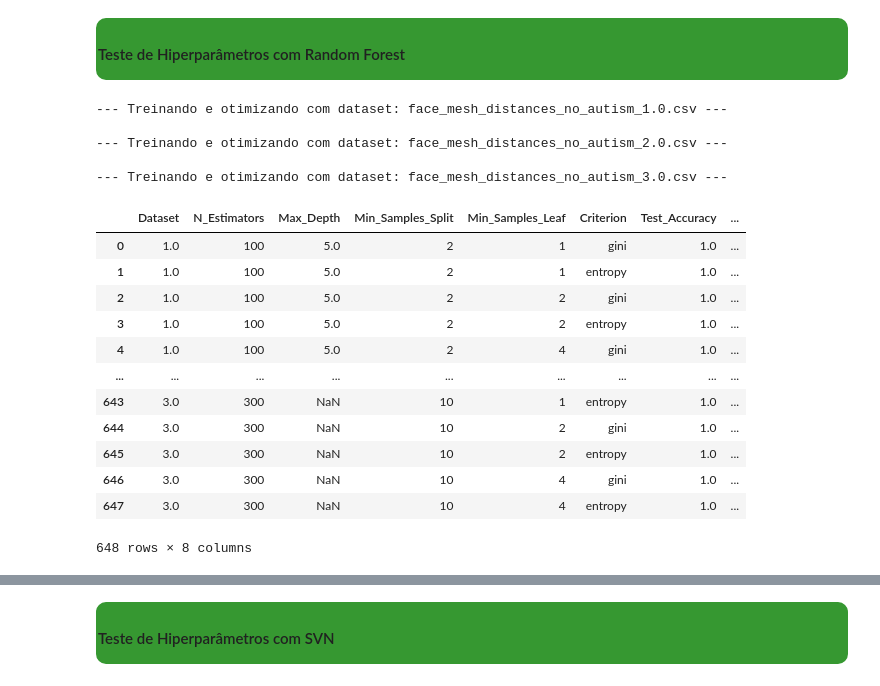
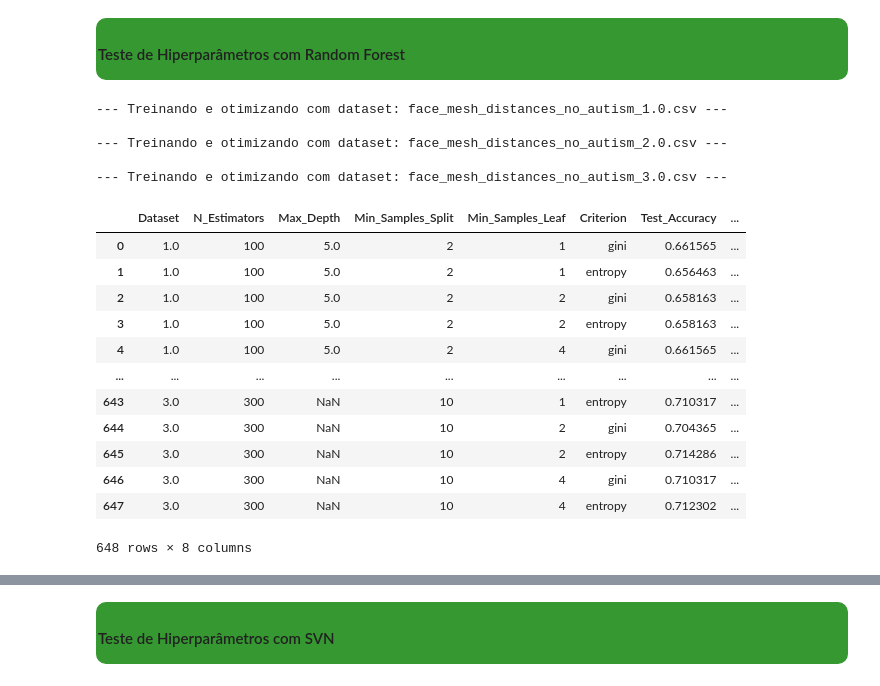
Before and after one commit to GeorgeAlexsander/AutismDetectWithML, a Jupyter notebook: notebooks/autism_condition_classification/autism_condition_classification.ipynb, the cells around one changed output, grey strips where cells are left out. Saved outputs shown, nothing was run; the diff lists cells and outputs as text; code cells hidden in the pictures.

```diff
--- a/notebooks/autism_condition_classification/autism_condition_classification.ipynb
+++ b/notebooks/autism_condition_classification/autism_condition_classification.ipynb
@@ -1199,16 +1071,16 @@ def load_and_prepare_data(dataset_suffix):
     df_no_autism_anthropometric = pd.read_csv(f"../../data/preprocessed_landmark/face_mesh_distances_no_autism_{dataset_suffix}.csv")
     df_with_autism_anthropometric = pd.read_csv(f"../../data/preprocessed_landmark/face_mesh_distances_with_autism_{dataset_suffix}.csv")
 
-    # Supondo que temos as colunas de interesse e a coluna de rótulo pronta
-    df_no_autism_anthropometric['label'] = 0
-    df_with_autism_anthropometric['label'] = 1
+    # Remover a coluna 'samples' e utilizar 'class' como rótulo
+    df_no_autism_anthropometric = df_no_autism_anthropometric.drop(columns=['samples'], errors='ignore')  # Remover 'samples'
+    df_with_autism_anthropometric = df_with_autism_anthropometric.drop(columns=['samples'], errors='ignore')  # Remover 'samples'
 
     # Concatenar os dois DataFrames
     df_combined = pd.concat([df_no_autism_anthropometric, df_with_autism_anthropometric])
 
     # Separar em X (características) e y (rótulos)
-    X = df_combined.drop('label', axis=1)
-    y = df_combined['label']
+    X = df_combined.drop('class', axis=1)  # Remover a coluna 'class' para usar como rótulo
+    y = df_combined['class']  # A coluna 'class' contém os rótulos (0 ou 1)
 
     # Dividir os dados em conjuntos de treinamento e teste
     X_train, X_test, y_train, y_test = train_test_split(X, y, test_size=0.2, random_state=42)
@@ -1284,8 +1156,6 @@ for dataset_suffix in ['1.0', '2.0', '3.0']:
                         'Test_Loss': test_loss
                     })
 
-# Após o loop, exibir os resultados em uma nova célula
-import pandas as pd
 
 # Criar DataFrame com os resultados armazenados
 results_df_RN = pd.DataFrame(results_summary)
@@ -1343,16 +1213,16 @@ def load_and_prepare_data(dataset_suffix):
     df_no_autism_anthropometric = pd.read_csv(f"../../data/preprocessed_landmark/face_mesh_distances_no_autism_{dataset_suffix}.csv")
     df_with_autism_anthropometric = pd.read_csv(f"../../data/preprocessed_landmark/face_mesh_distances_with_autism_{dataset_suffix}.csv")
 
-    # Supondo que temos as colunas de interesse e a coluna de rótulo pronta
-    df_no_autism_anthropometric['label'] = 0
-    df_with_autism_anthropometric['label'] = 1
+    # Remover a coluna 'samples' e utilizar 'class' como rótulo
+    df_no_autism_anthropometric = df_no_autism_anthropometric.drop(columns=['samples'])  # Remover 'samples'
+    df_with_autism_anthropometric = df_with_autism_anthropometric.drop(columns=['samples'])  # Remover 'samples'
 
     # Concatenar os dois DataFrames
     df_combined = pd.concat([df_no_autism_anthropometric, df_with_autism_anthropometric])
 
     # Separar em X (características) e y (rótulos)
-    X = df_combined.drop('label', axis=1)
-    y = df_combined['label']
+    X = df_combined.drop('class', axis=1)  # Remover a coluna 'class' para usar como rótulo
+    y = df_combined['class']  # A coluna 'class' contém os rótulos (0 ou 1)
 
     # Dividir os dados em conjuntos de treinamento e teste
     X_train, X_test, y_train, y_test = train_test_split(X, y, test_size=0.2, random_state=42)
@@ -1408,8 +1278,6 @@ for dataset_suffix in ['1.0', '2.0', '3.0']:
                     'Test_Loss': test_loss
                 })
 
-# Após o loop, exibir os resultados em uma nova célula
-import pandas as pd
 
 # Criar DataFrame com os resultados armazenados
 results_df_KNN = pd.DataFrame(results_summary)
@@ -1457,16 +1345,16 @@ def load_and_prepare_data(dataset_suffix):
     df_no_autism_anthropometric = pd.read_csv(f"../../data/preprocessed_landmark/face_mesh_distances_no_autism_{dataset_suffix}.csv")
     df_with_autism_anthropometric = pd.read_csv(f"../../data/preprocessed_landmark/face_mesh_distances_with_autism_{dataset_suffix}.csv")
 
-    # Supondo que temos as colunas de interesse e a coluna de rótulo pronta
-    df_no_autism_anthropometric['label'] = 0
-    df_with_autism_anthropometric['label'] = 1
+    # Remover a coluna 'samples' se presente, e usar 'class' como rótulo
+    df_no_autism_anthropometric = df_no_autism_anthropometric.drop(columns=['samples'], errors='ignore')  # Remover 'samples'
+    df_with_autism_anthropometric = df_with_autism_anthropometric.drop(columns=['samples'], errors='ignore')  # Remover 'samples'
 
     # Concatenar os dois DataFrames
     df_combined = pd.concat([df_no_autism_anthropometric, df_with_autism_anthropometric])
 
     # Separar em X (características) e y (rótulos)
-    X = df_combined.drop('label', axis=1)
-    y = df_combined['label']
+    X = df_combined.drop('class', axis=1)  # Remover a coluna 'class' para usar como rótulo
+    y = df_combined['class']  # A coluna 'class' contém os rótulos (0 ou 1)
 
     # Dividir os dados em conjuntos de treinamento e teste
     X_train, X_test, y_train, y_test = train_test_split(X, y, test_size=0.2, random_state=42)
@@ -1519,46 +1407,44 @@ for dataset_suffix in ['1.0', '2.0', '3.0']:
                         y_pred = rf.predict(X_test)
                         y_prob = rf.predict_proba(X_test)
 
                         # Avaliar o desempenho
                         test_accuracy = accuracy_score(y_test, y_pred)
                         test_loss = log_loss(y_test, y_prob)
 
                         # Armazenar os resultados na lista
                         results_summary.append({
                             'Dataset': dataset_suffix,
                             'N_Estimators': n_estimators,
                             'Max_Depth': max_depth,
                             'Min_Samples_Split': min_samples_split,
                             'Min_Samples_Leaf': min_samples_leaf,
                             'Criterion': criterion,
                             'Test_Accuracy': test_accuracy,
                             'Test_Loss': test_loss
                         })
 
-# Após o loop, exibir os resultados em uma nova célula
-import pandas as pd
 
 # Criar DataFrame com os resultados armazenados
-results_df_2 = pd.DataFrame(results_summary)
+results_df_RF = pd.DataFrame(results_summary)
 
 # Exibir a tabela de resultados
-display(results_df_2)
+display(results_df_RF)
 # %% [output]
 --- Treinando e otimizando com dataset: face_mesh_distances_no_autism_1.0.csv ---
 
 --- Treinando e otimizando com dataset: face_mesh_distances_no_autism_2.0.csv ---
 
 --- Treinando e otimizando com dataset: face_mesh_distances_no_autism_3.0.csv ---
 |  | Dataset | N_Estimators | Max_Depth | Min_Samples_Split | Min_Samples_Leaf | Criterion | Test_Accuracy | ... |
-| 0 | 1.0 | 100 | 5.0 | 2 | 1 | gini | 1.0 | ... |
-| 1 | 1.0 | 100 | 5.0 | 2 | 1 | entropy | 1.0 | ... |
-| 2 | 1.0 | 100 | 5.0 | 2 | 2 | gini | 1.0 | ... |
-| 3 | 1.0 | 100 | 5.0 | 2 | 2 | entropy | 1.0 | ... |
-| 4 | 1.0 | 100 | 5.0 | 2 | 4 | gini | 1.0 | ... |
+| 0 | 1.0 | 100 | 5.0 | 2 | 1 | gini | 0.661565 | ... |
+| 1 | 1.0 | 100 | 5.0 | 2 | 1 | entropy | 0.656463 | ... |
+| 2 | 1.0 | 100 | 5.0 | 2 | 2 | gini | 0.658163 | ... |
+| 3 | 1.0 | 100 | 5.0 | 2 | 2 | entropy | 0.658163 | ... |
+| 4 | 1.0 | 100 | 5.0 | 2 | 4 | gini | 0.661565 | ... |
 | ... | ... | ... | ... | ... | ... | ... | ... | ... |
-| 643 | 3.0 | 300 | NaN | 10 | 1 | entropy | 1.0 | ... |
-| 644 | 3.0 | 300 | NaN | 10 | 2 | gini | 1.0 | ... |
-| 645 | 3.0 | 300 | NaN | 10 | 2 | entropy | 1.0 | ... |
-| 646 | 3.0 | 300 | NaN | 10 | 4 | gini | 1.0 | ... |
-| 647 | 3.0 | 300 | NaN | 10 | 4 | entropy | 1.0 | ... |
+| 643 | 3.0 | 300 | NaN | 10 | 1 | entropy | 0.710317 | ... |
+| 644 | 3.0 | 300 | NaN | 10 | 2 | gini | 0.704365 | ... |
+| 645 | 3.0 | 300 | NaN | 10 | 2 | entropy | 0.714286 | ... |
+| 646 | 3.0 | 300 | NaN | 10 | 4 | gini | 0.710317 | ... |
+| 647 | 3.0 | 300 | NaN | 10 | 4 | entropy | 0.712302 | ... |
 648 rows × 8 columns
```
Also changed, not shown: parts of 9 cells of this notebook.
